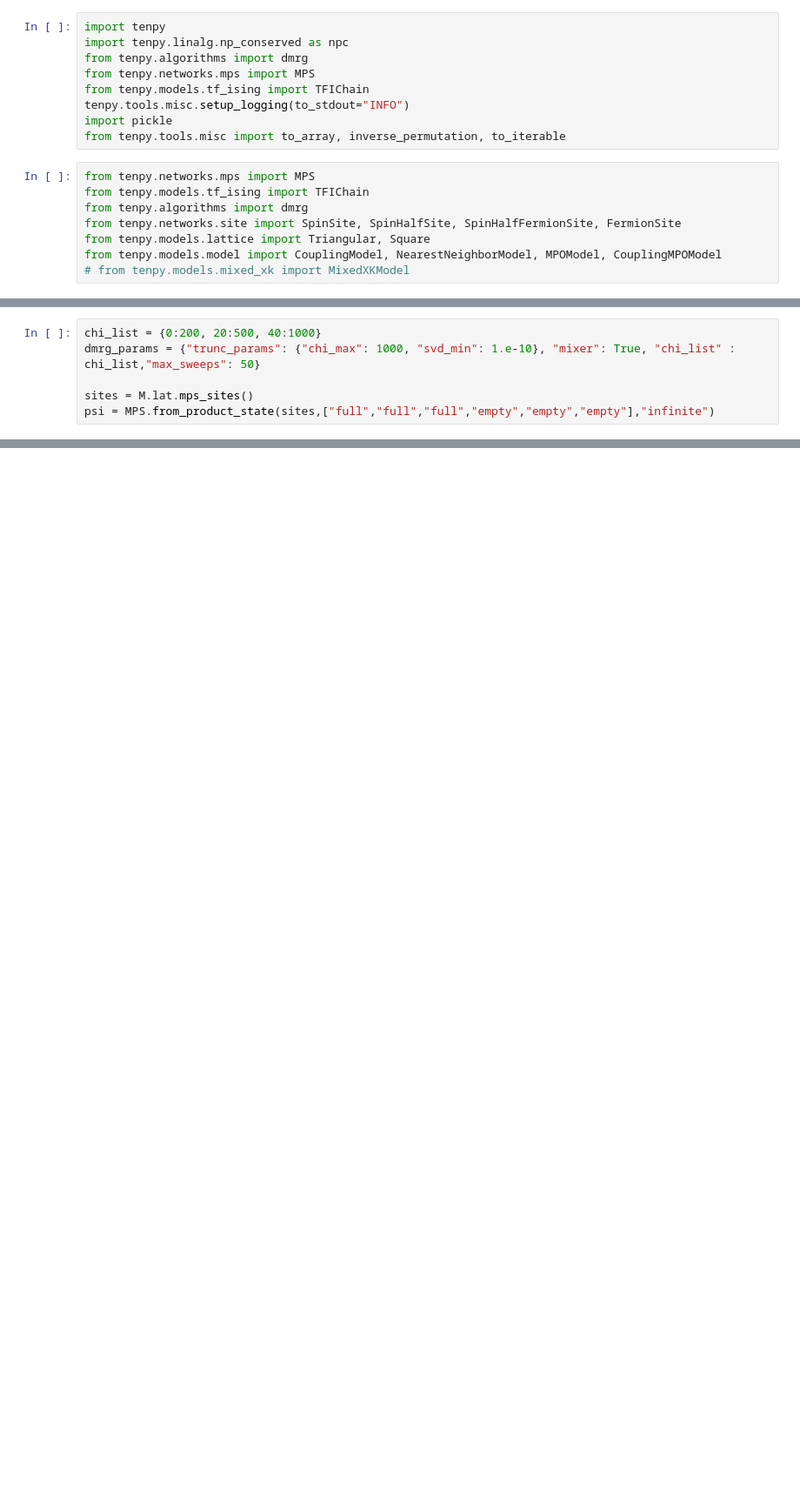
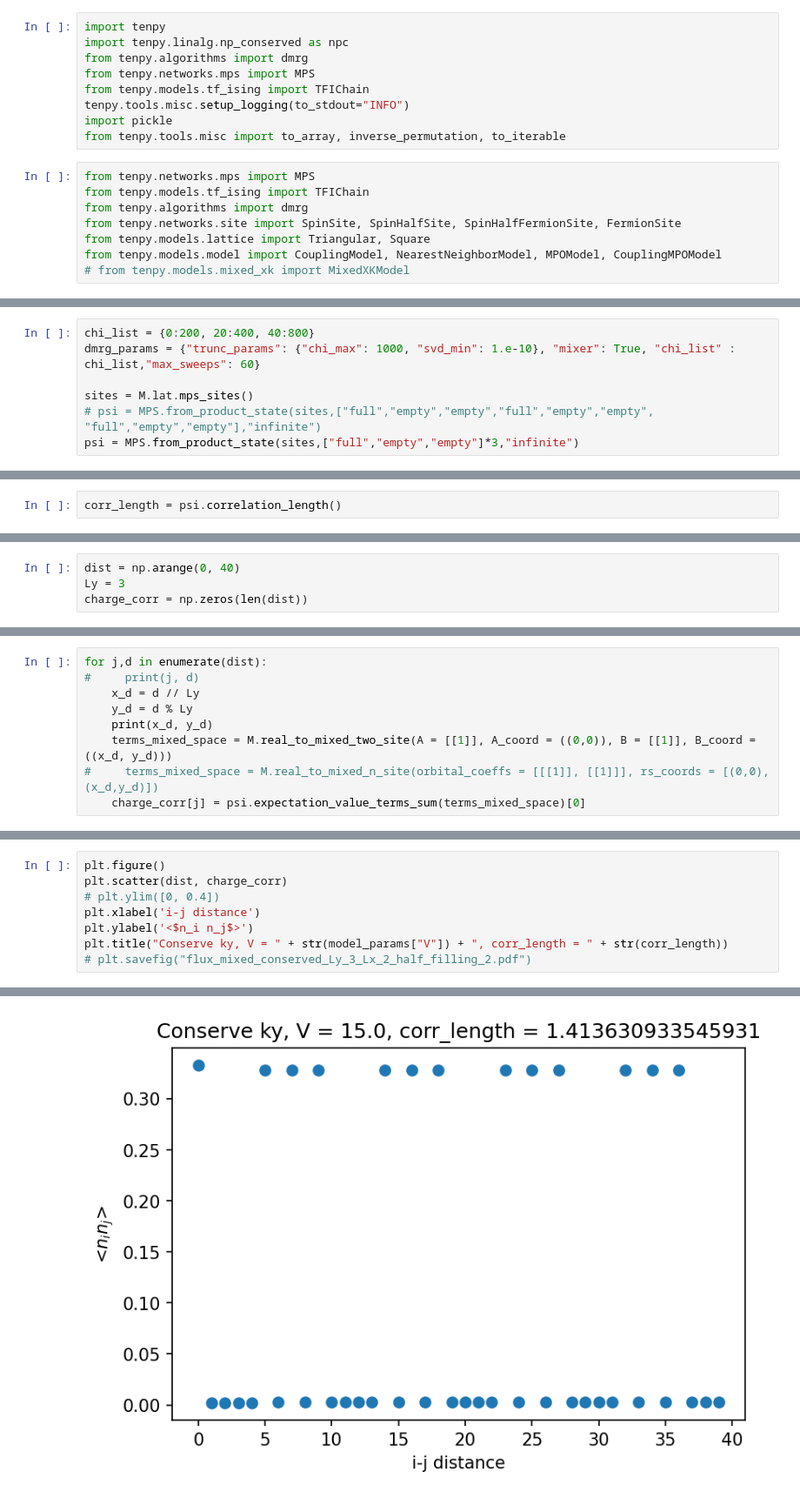
Before and after one commit to GlebFedorovich/QSL_master_project, a Jupyter notebook: spinless_conserve_ky.ipynb, the cells around one changed output, grey strips where cells are left out. Shown at 87% size. Cells and saved outputs as stored; diff of their text form; blank space fills up the shorter version.

```diff
--- a/spinless_conserve_ky.ipynb
+++ b/spinless_conserve_ky.ipynb
@@ -706,6 +719,7 @@ INFO    : MySpinlessMixed: reading 'flux'=True
 # %%
-chi_list = {0:200, 20:500, 40:1000}
-dmrg_params = {"trunc_params": {"chi_max": 1000, "svd_min": 1.e-10}, "mixer": True, "chi_list" : chi_list,"max_sweeps": 50}
+chi_list = {0:200, 20:400, 40:800}
+dmrg_params = {"trunc_params": {"chi_max": 1000, "svd_min": 1.e-10}, "mixer": True, "chi_list" : chi_list,"max_sweeps": 60}
 
 sites = M.lat.mps_sites()
-psi = MPS.from_product_state(sites,["full","full","full","empty","empty","empty"],"infinite")
+# psi = MPS.from_product_state(sites,["full","empty","empty","full","empty","empty", "full","empty","empty"],"infinite")
+psi = MPS.from_product_state(sites,["full","empty","empty"]*3,"infinite")
@@ -738,0 +750,2 @@ INFO    : DMRG finished after 50 sweeps, max chi=1000
+# %%
+corr_length = psi.correlation_length()
@@ -738,0 +777,4 @@ INFO    : DMRG finished after 50 sweeps, max chi=1000
+# %%
+dist = np.arange(0, 40)
+Ly = 3
+charge_corr = np.zeros(len(dist))
@@ -738,0 +784,9 @@ INFO    : DMRG finished after 50 sweeps, max chi=1000
+# %%
+for j,d in enumerate(dist):
+#     print(j, d)
+    x_d = d // Ly
+    y_d = d % Ly
+    print(x_d, y_d)
+    terms_mixed_space = M.real_to_mixed_two_site(A = [[1]], A_coord = ((0,0)), B = [[1]], B_coord = ((x_d, y_d)))
+#     terms_mixed_space = M.real_to_mixed_n_site(orbital_coeffs = [[[1]], [[1]]], rs_coords = [(0,0),(x_d,y_d)])
+    charge_corr[j] = psi.expectation_value_terms_sum(terms_mixed_space)[0]
@@ -738,0 +811,9 @@ INFO    : DMRG finished after 50 sweeps, max chi=1000
+# %%
+plt.figure()
+plt.scatter(dist, charge_corr)
+# plt.ylim([0, 0.4])
+plt.xlabel('i-j distance')
+plt.ylabel('<$n_i n_j$>')
+plt.title("Conserve ky, V = " + str(model_params["V"]) + ", corr_length = " + str(corr_length))
+# plt.savefig("flux_mixed_conserved_Ly_3_Lx_2_half_filling_2.pdf")
+# %% [output]
@@ -738,0 +821 @@ INFO    : DMRG finished after 50 sweeps, max chi=1000
+[figure, added]
```
Also changed, not shown: parts of 19 cells of this notebook, 6 other files.
